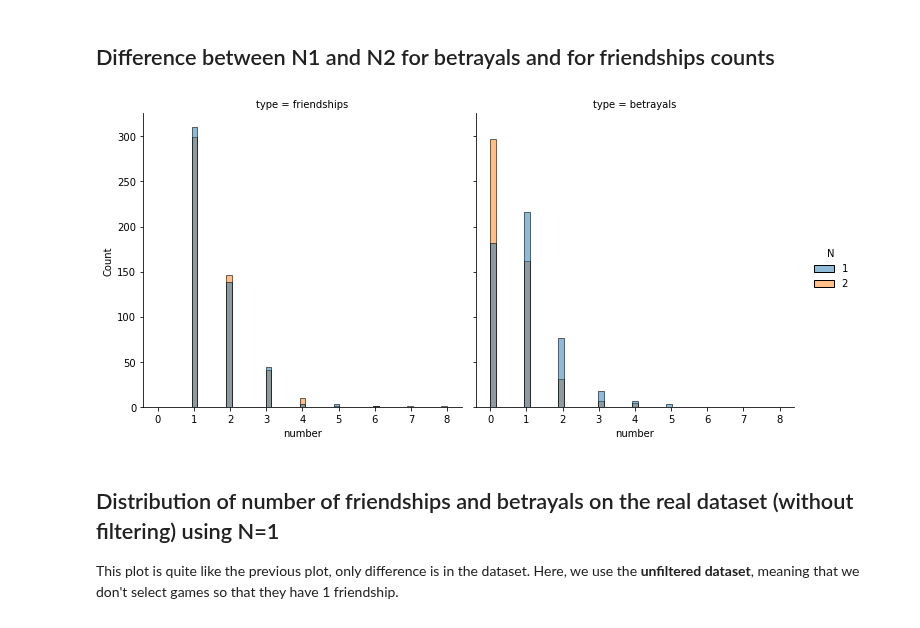
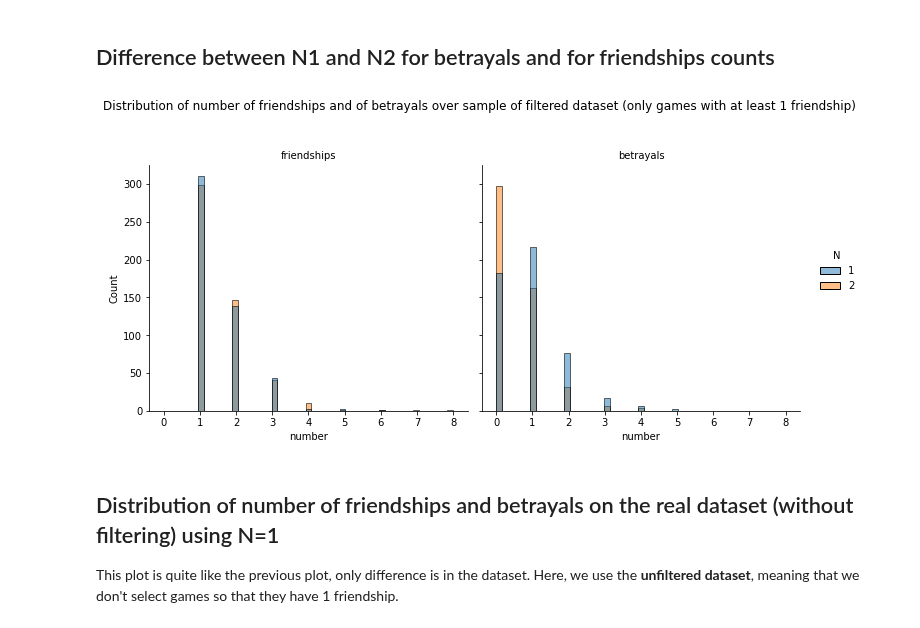
Before and after one commit to epfl-ada/ada-2020-project-milestone-p3-p3_chic, a Jupyter notebook: p4.ipynb, the cells around one changed output. Cells and saved outputs as stored; diff of their text form; code cells hidden in the pictures.

```diff
--- a/p4.ipynb
+++ b/p4.ipynb
@@ -1321,10 +1321,13 @@ for i in range(N):
 # %%
 # make required the plot
 import seaborn as sns
 
-sns.displot(data = frame, x = "number", hue = "N", kind = "hist", col = "type") ;
+g = sns.displot(data = frame, x = "number", hue = "N", kind = "hist", col = "type") ;
+g.set_titles("{col_name}") ;
+g.fig.subplots_adjust(top=0.8)
+g.fig.suptitle("Distribution of number of friendships and of betrayals over sample of filtered dataset (only games with at least 1 friendship)") ;
 # %% [output]
-[figure, old version]
+[figure, new version]
 # %% [markdown]
 ## Distribution of number of friendships and betrayals on the real dataset (without filtering) using N=1
 
```
Also changed, not shown: parts of 5 cells of this notebook.
